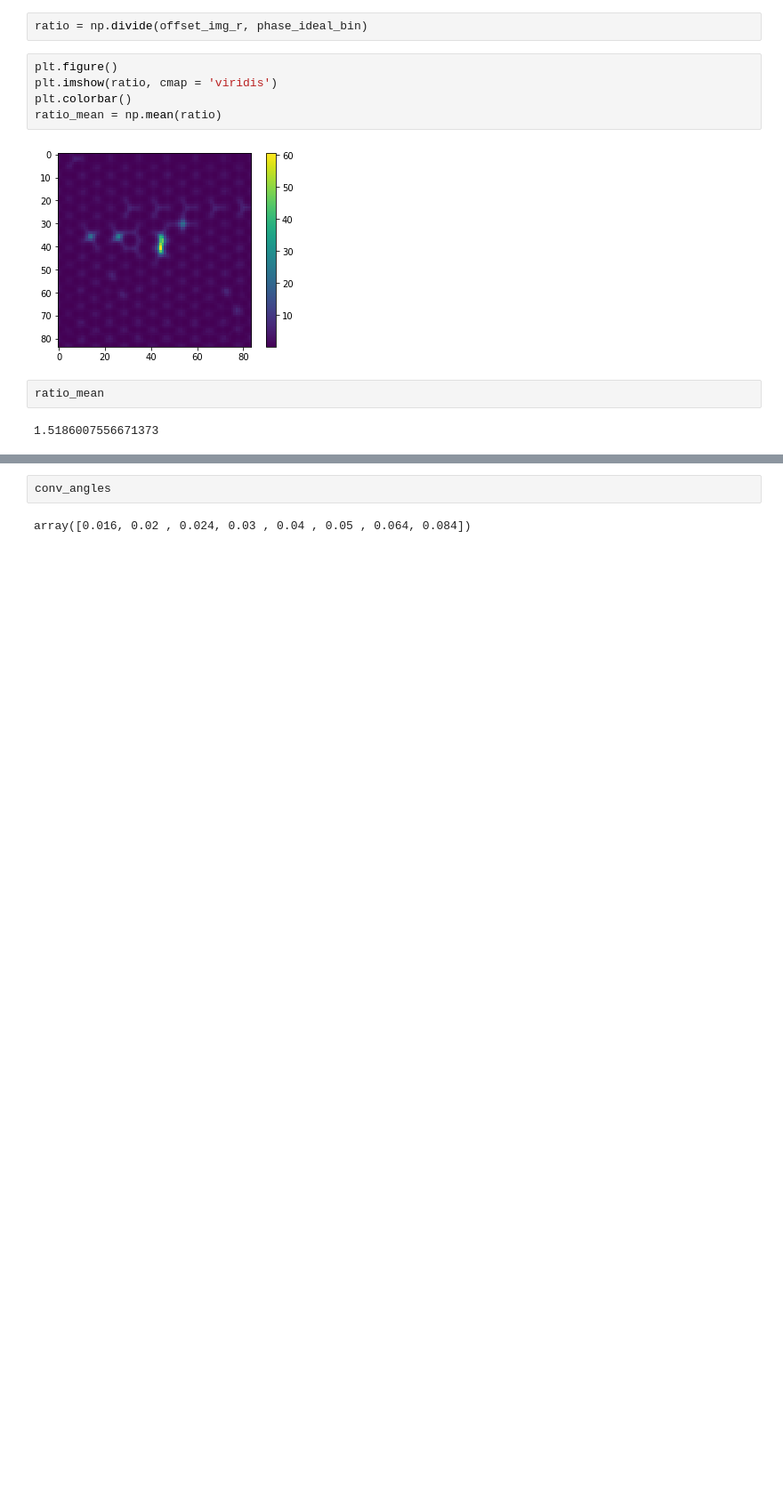
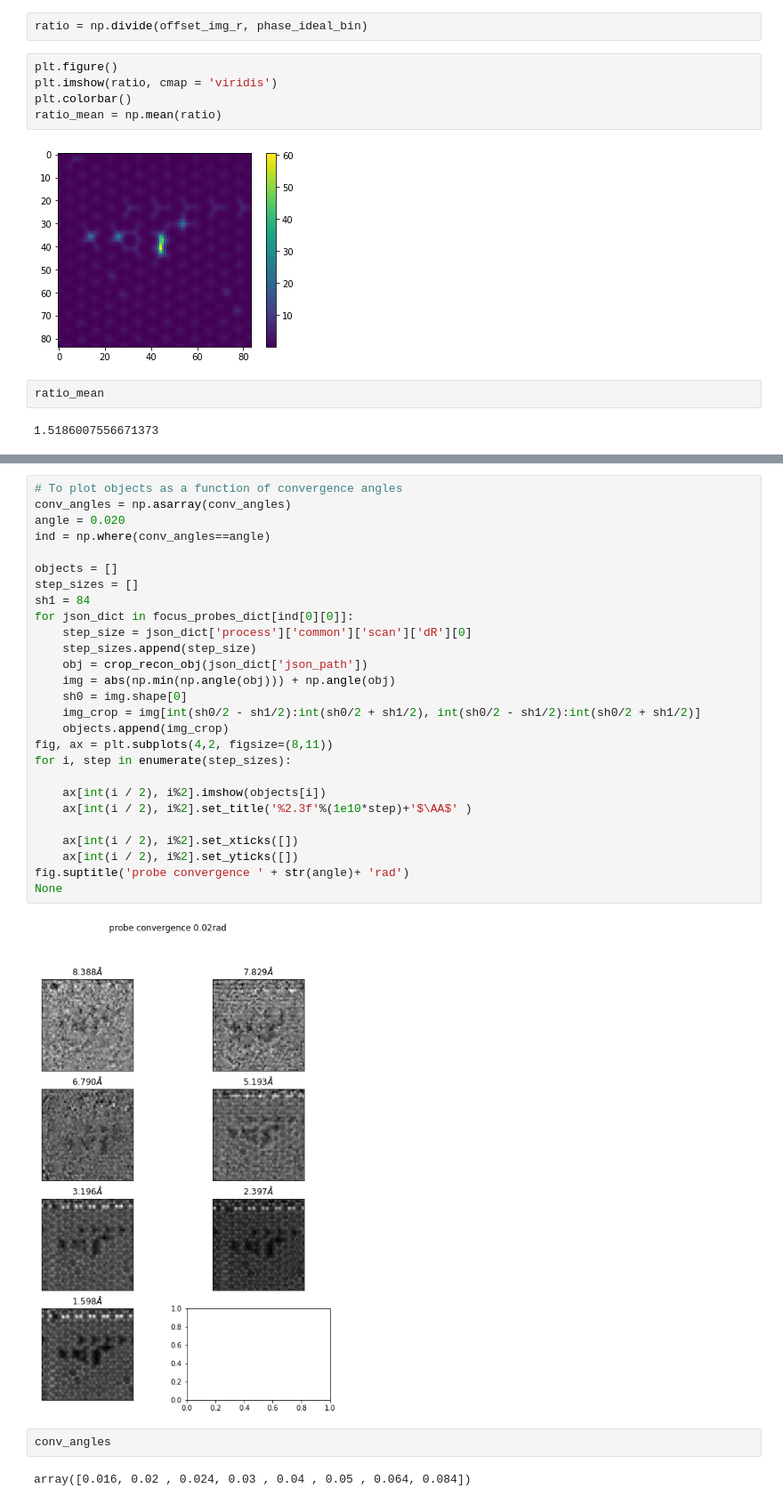
Before and after one commit to CDScattering/Staff-notebooks, a Jupyter notebook: ptyREX_sim_matrix/4_inspect_ptycho_recons.ipynb, the cells around one changed output, grey strips where cells are left out. Shown at 89% size. Saved outputs shown, nothing was run; the diff lists cells and outputs as text; blank space fills up the shorter version.

```diff
--- a/ptyREX_sim_matrix/4_inspect_ptycho_recons.ipynb
+++ b/ptyREX_sim_matrix/4_inspect_ptycho_recons.ipynb
@@ -427,3 +427,32 @@ None
+# %%
+# To plot objects as a function of convergence angles
+conv_angles = np.asarray(conv_angles)
+angle = 0.020
+ind = np.where(conv_angles==angle)
+
+objects = []
+step_sizes = []
+sh1 = 84
+for json_dict in focus_probes_dict[ind[0][0]]:
+    step_size = json_dict['process']['common']['scan']['dR'][0]
+    step_sizes.append(step_size)
+    obj = crop_recon_obj(json_dict['json_path'])
+    img = abs(np.min(np.angle(obj))) + np.angle(obj)
+    sh0 = img.shape[0]
+    img_crop = img[int(sh0/2 - sh1/2):int(sh0/2 + sh1/2), int(sh0/2 - sh1/2):int(sh0/2 + sh1/2)]
+    objects.append(img_crop)
+fig, ax = plt.subplots(4,2, figsize=(8,11))
+for i, step in enumerate(step_sizes):
+
+    ax[int(i / 2), i%2].imshow(objects[i])
+    ax[int(i / 2), i%2].set_title('%2.3f'%(1e10*step)+'$\AA$' )
+
+    ax[int(i / 2), i%2].set_xticks([])
+    ax[int(i / 2), i%2].set_yticks([])
+fig.suptitle('probe convergence ' + str(angle)+ 'rad')
+None
+# %% [output]
+[figure, added]
 # %%
 conv_angles
 # %% [output]
```
Also changed, not shown: parts of 5 cells of this notebook.
